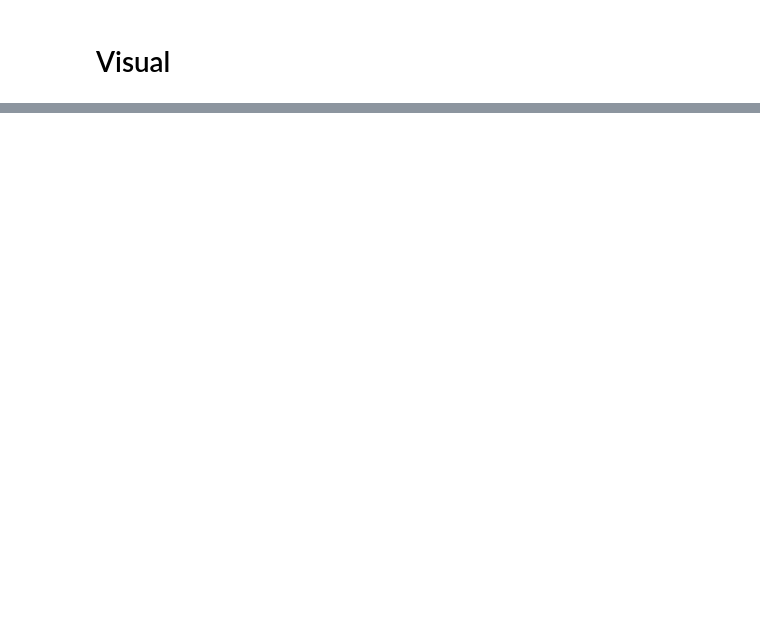
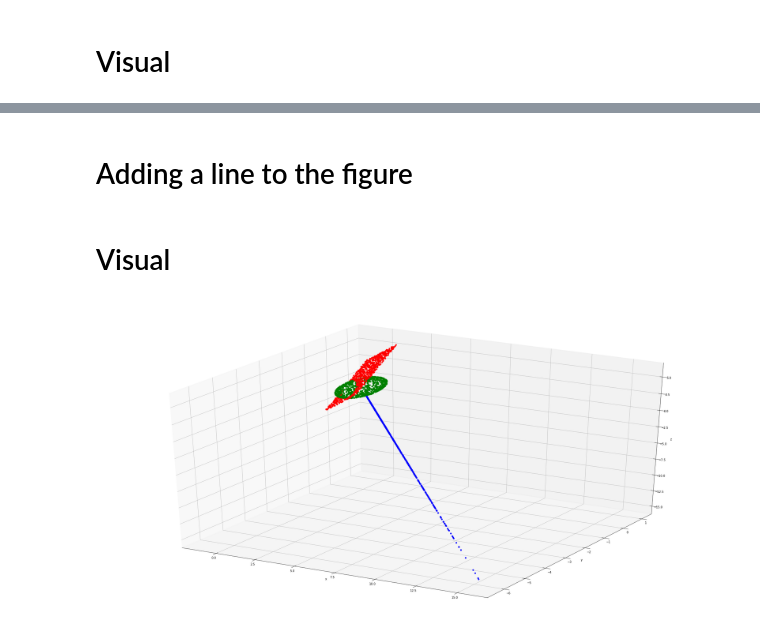
Before and after one commit to michael1albq/IntrinsicDimensions, a Jupyter notebook: Sampling_PlaneSphere.ipynb, the cells around one changed output, grey strips where cells are left out. Saved outputs shown, nothing was run; the diff lists cells and outputs as text; code cells hidden in the pictures; blank space fills up the shorter version.

```diff
--- a/Sampling_PlaneSphere.ipynb
+++ b/Sampling_PlaneSphere.ipynb
@@ -72,0 +91,2 @@ pyplot.show()
+# %% [markdown]
+# Adding a line to the figure
@@ -72,0 +108,59 @@ pyplot.show()
+# %% [markdown]
+# Visual
+# %%
+p4=(SPI.S[4][0],SPI.S[4][1],SPI.S[4][2])
+p5=(SPI.S[4][0],SPI.S[4][1],SPI.S[4][2])
+p4=np.asarray(p1, dtype=None, order=None)
+p5=np.asarray(p2, dtype=None, order=None)
+v=p5-p4
+Scale_L=5*v
+#vector on the sphere
+#print(Scale_L)
+#random parameters for scaling
+parameter = np.transpose(abs(np.random.randn(1000)[np.newaxis]))
+#Sampling from vector on the sphere
+sphere_line=parameter*Scale_L
+sphereline_list=sphere_line.tolist()
+sphere_line_OS=[]
+for i in sphere_line:
+    if (i[0]**2+i[1]**2+i[2]**2>=1):
+        sphere_line_OS.append((i[0],i[1],i[2]))
+#test code: should be equal to 1000
+# %%
+from matplotlib import pyplot
+from mpl_toolkits.mplot3d import Axes3D
+from numpy.random import rand
+from pylab import figure
+
+
+#S=SPI.S# m is an array of (x,y,z) coordinate triplets
+#L=SPS.sphere_line_OS
+#S=sphere_plane
+#print(len(L))
+#print(len(S))
+#print(len(P))
+
+fig=figure(figsize=(30,15))
+##fig = figure()
+ax = Axes3D(fig)
+
+
+for i in range(len(SP_Sphere)): #plot each point + it's index as text above
+    ax.scatter(SP_Sphere[i][0],SP_Sphere[i][1],SP_Sphere[i][2],color='g')
+
+for i in range(len(sphere_line_plane_OS)): #plot each point + it's index as text above
+    ax.scatter(sphere_line_plane_OS[i][0],sphere_line_plane_OS[i][1],sphere_line_plane_OS[i][2],color='b')
+
+for i in range(len(sphere_plane_OS)): #plot each point + it's index as text above
+    ax.scatter(sphere_plane_OS[i][0],sphere_plane_OS[i][1],sphere_plane_OS[i][2],color='r')
+
+
+
+ax.set_xlabel('x')
+ax.set_ylabel('y')
+ax.set_zlabel('z')
+#pyplot.show()
+
+pyplot.show()
+# %% [output]
+[figure, added]
```
Also changed, not shown: parts of 23 cells of this notebook, 2 other files.
